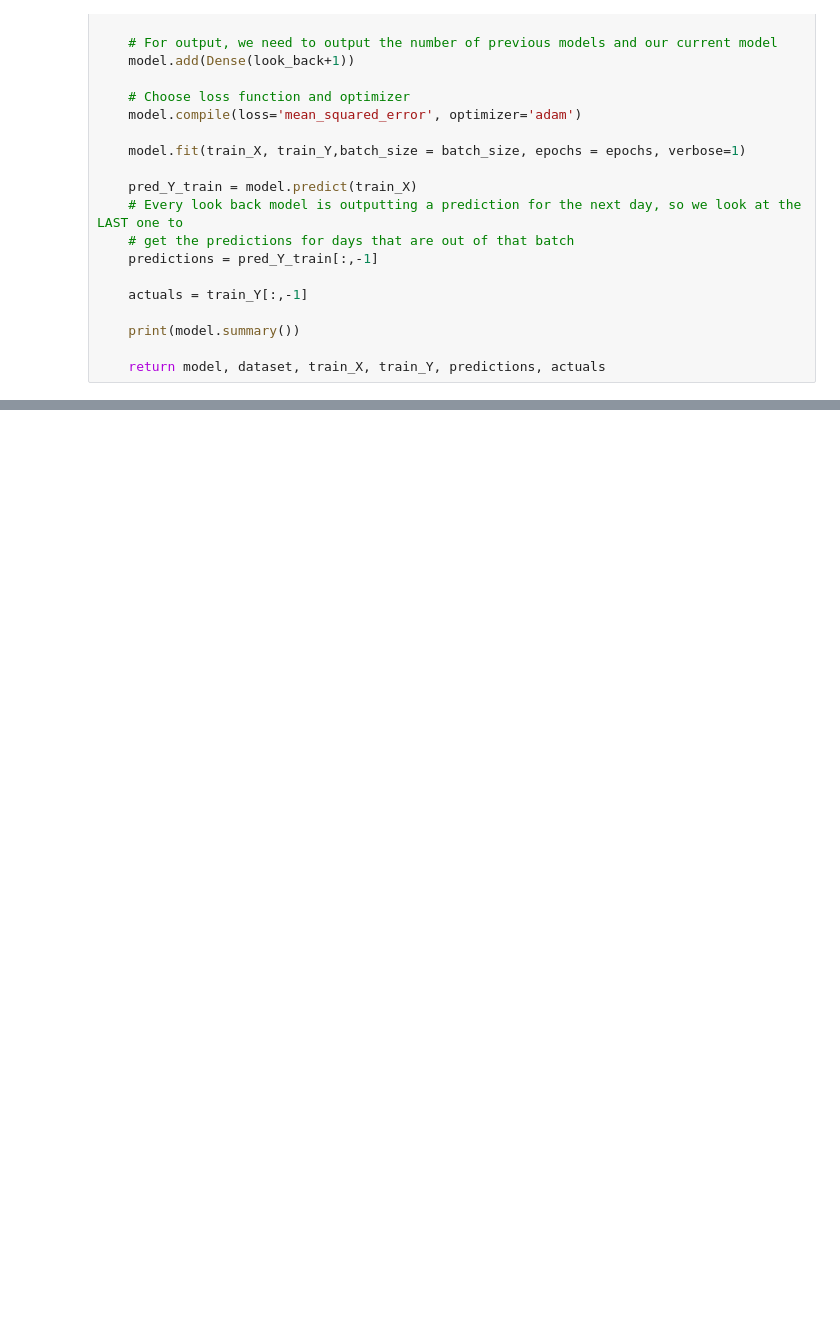
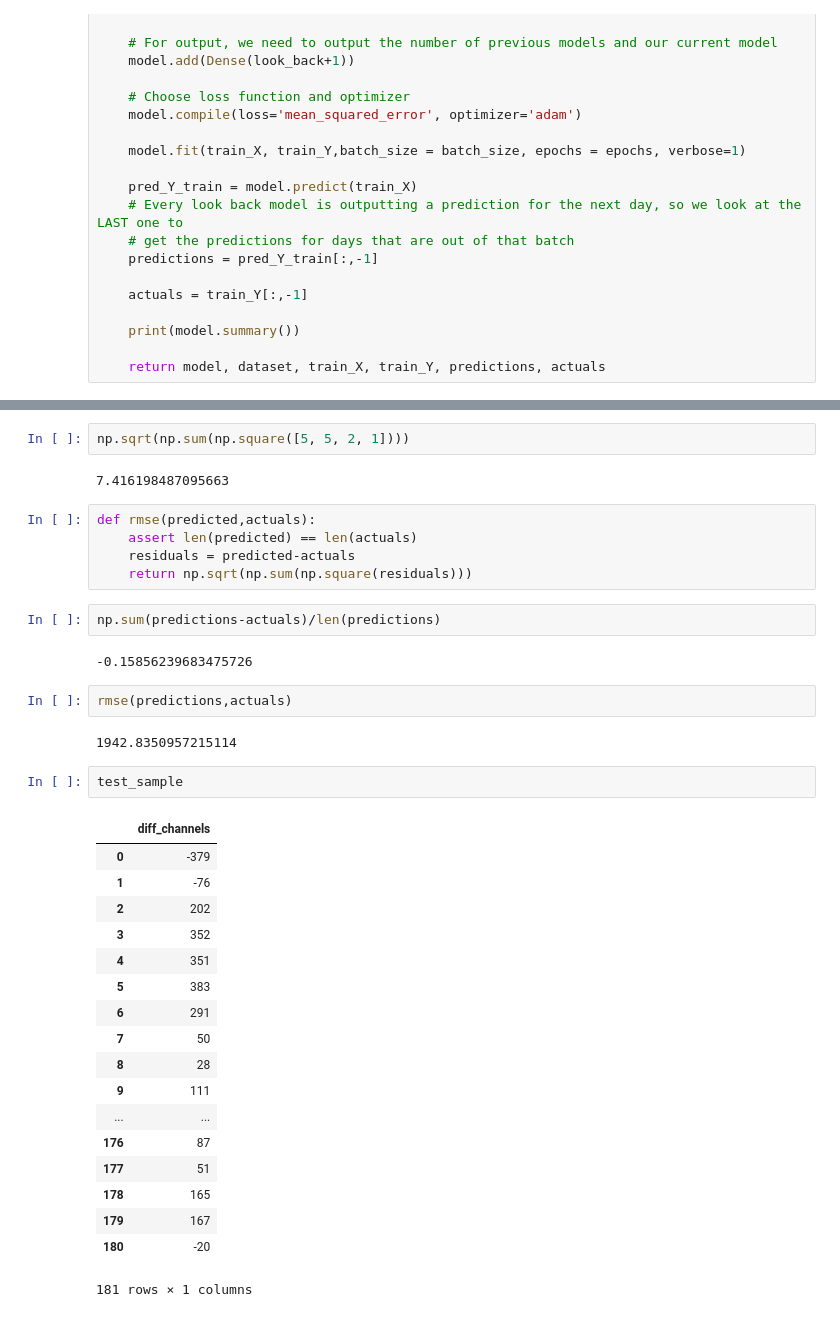
Before and after one commit to natashaborders-zz/Twitch_Streamers_Recommender, a Jupyter notebook: Jeremy_Notebooks/LSTM ANALYSIS.ipynb, the cells around one changed output, grey strips where cells are left out. Cells and saved outputs as stored; diff of their text form; blank space fills up the shorter version.

```diff
--- a/Jeremy_Notebooks/LSTM ANALYSIS.ipynb
+++ b/Jeremy_Notebooks/LSTM ANALYSIS.ipynb
@@ -455,0 +361,38 @@ plt.show()
+# %%
+np.sqrt(np.sum(np.square([5, 5, 2, 1])))
+# %% [output]
+7.416198487095663
+# %%
+def rmse(predicted,actuals):
+    assert len(predicted) == len(actuals)
+    residuals = predicted-actuals
+    return np.sqrt(np.sum(np.square(residuals)))
+# %%
+np.sum(predictions-actuals)/len(predictions)
+# %% [output]
+-0.15856239683475726
+# %%
+rmse(predictions,actuals)
+# %% [output]
+1942.8350957215114
+# %%
+test_sample
+# %% [output]
+|  | diff_channels |
+| 0 | -379 |
+| 1 | -76 |
+| 2 | 202 |
+| 3 | 352 |
+| 4 | 351 |
+| 5 | 383 |
+| 6 | 291 |
+| 7 | 50 |
+| 8 | 28 |
+| 9 | 111 |
+| ... | ... |
+| 176 | 87 |
+| 177 | 51 |
+| 178 | 165 |
+| 179 | 167 |
+| 180 | -20 |
+181 rows × 1 columns
```
Also changed, not shown: parts of 15 cells of this notebook.
